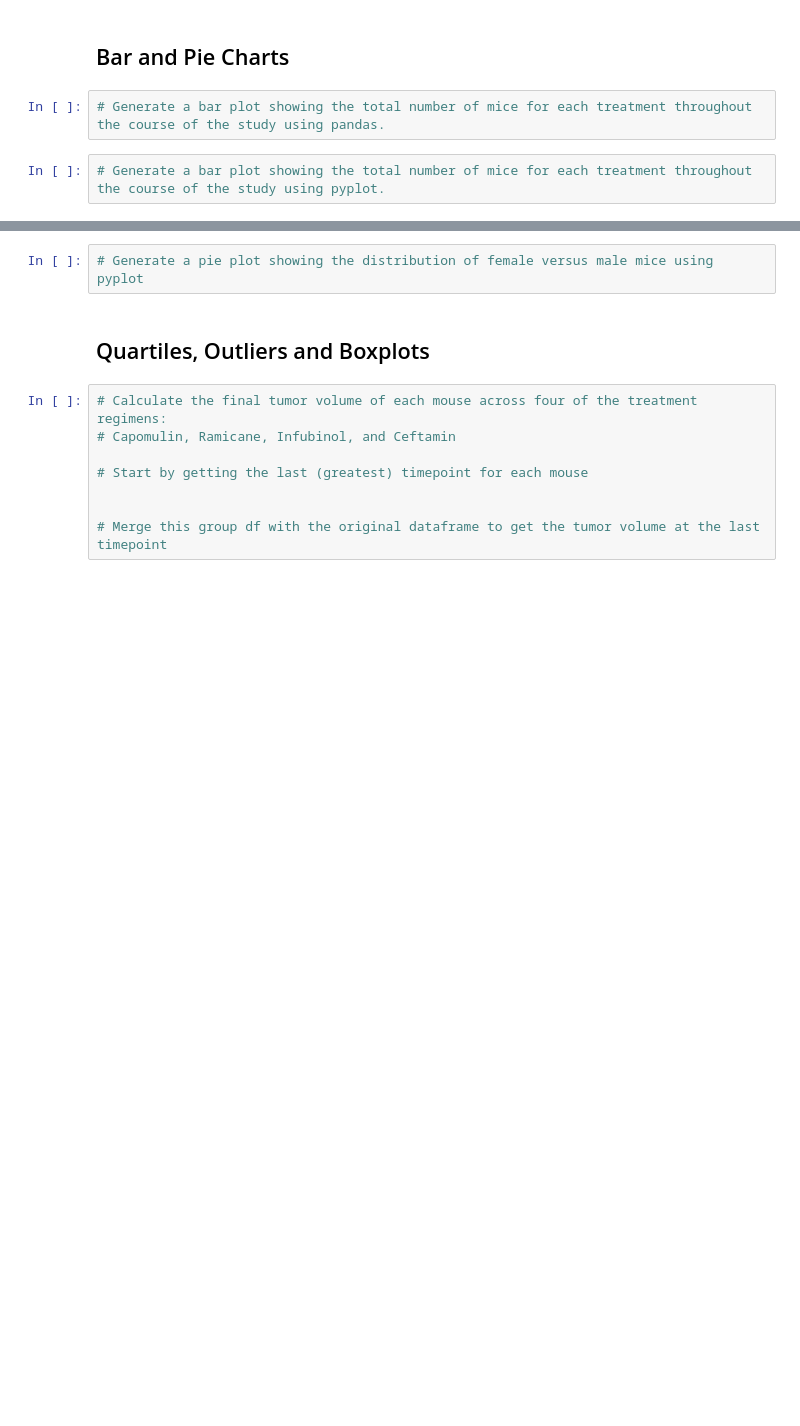
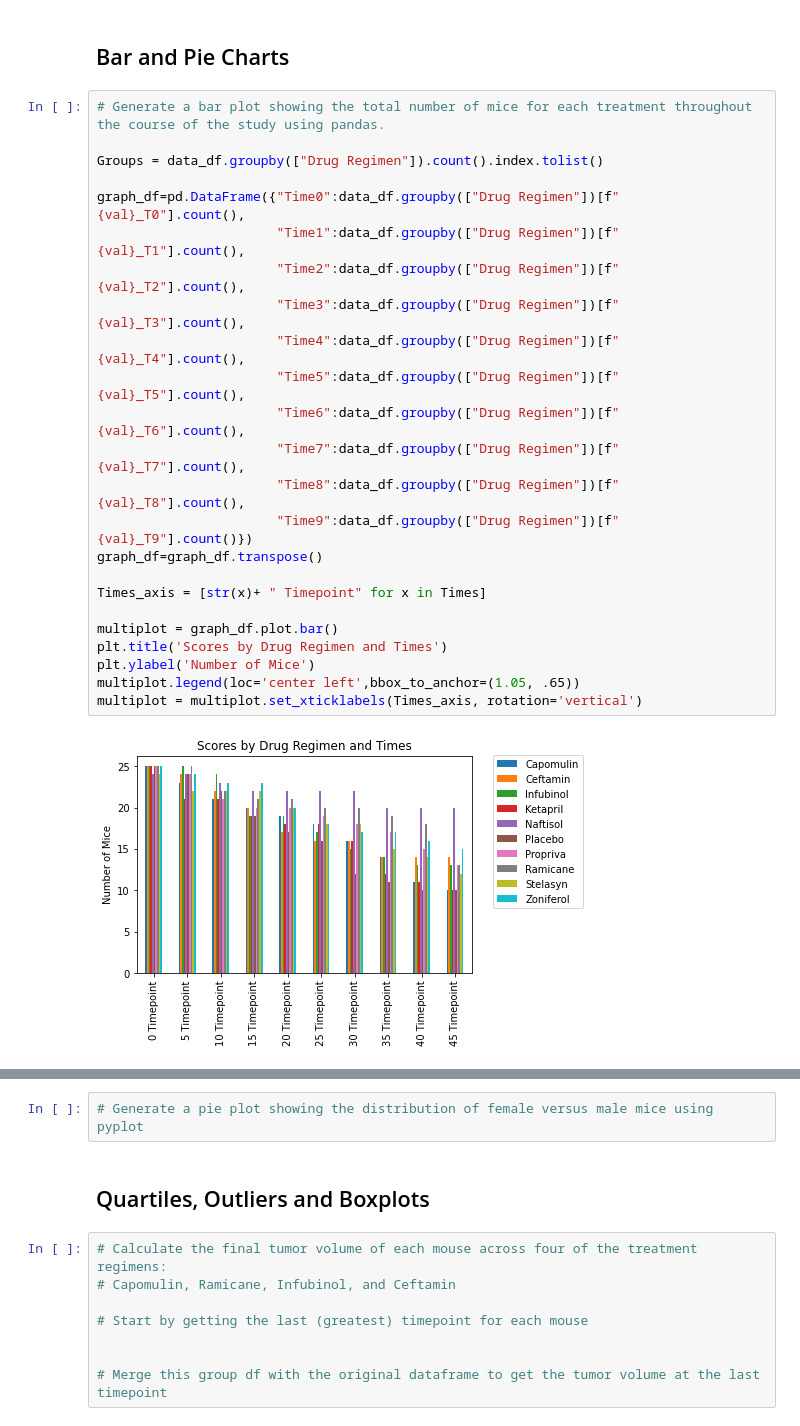
Before and after one commit to Zachariassis/Matplotlib-challenge, a Jupyter notebook: pymaceuticals_starter.ipynb, the cells around one changed output, grey strips where cells are left out. Saved outputs shown, nothing was run; the diff lists cells and outputs as text; blank space fills up the shorter version.

Commit message:
Created Bar Charts

```diff
--- a/pymaceuticals_starter.ipynb
+++ b/pymaceuticals_starter.ipynb
@@ -115,7 +115,29 @@ data_group
 |  | variance | 0.0 | 5.444101 | 12.988999 | 27.289563 | ... |
 # %% [markdown]
 ## Bar and Pie Charts
-# %%
-# Generate a bar plot showing the total number of mice for each treatment throughout the course of the study using pandas.
-# %%
-# Generate a bar plot showing the total number of mice for each treatment throughout the course of the study using pyplot.
+# %%
+# Generate a bar plot showing the total number of mice for each treatment throughout the course of the study using pandas.
+
+Groups = data_df.groupby(["Drug Regimen"]).count().index.tolist()
+
+graph_df=pd.DataFrame({"Time0":data_df.groupby(["Drug Regimen"])[f"{val}_T0"].count(),
+                       "Time1":data_df.groupby(["Drug Regimen"])[f"{val}_T1"].count(),
+                       "Time2":data_df.groupby(["Drug Regimen"])[f"{val}_T2"].count(),
+                       "Time3":data_df.groupby(["Drug Regimen"])[f"{val}_T3"].count(),
+                       "Time4":data_df.groupby(["Drug Regimen"])[f"{val}_T4"].count(),
+                       "Time5":data_df.groupby(["Drug Regimen"])[f"{val}_T5"].count(),
+                       "Time6":data_df.groupby(["Drug Regimen"])[f"{val}_T6"].count(),
+                       "Time7":data_df.groupby(["Drug Regimen"])[f"{val}_T7"].count(),
+                       "Time8":data_df.groupby(["Drug Regimen"])[f"{val}_T8"].count(),
+                       "Time9":data_df.groupby(["Drug Regimen"])[f"{val}_T9"].count()})
+graph_df=graph_df.transpose()
+
+Times_axis = [str(x)+ " Timepoint" for x in Times]
+
+multiplot = graph_df.plot.bar()
+plt.title('Scores by Drug Regimen and Times')
+plt.ylabel('Number of Mice')
+multiplot.legend(loc='center left',bbox_to_anchor=(1.05, .65))
+multiplot = multiplot.set_xticklabels(Times_axis, rotation='vertical')
+# %% [output]
+[figure, added]
```
Also changed, not shown: parts of 2 cells of this notebook.
